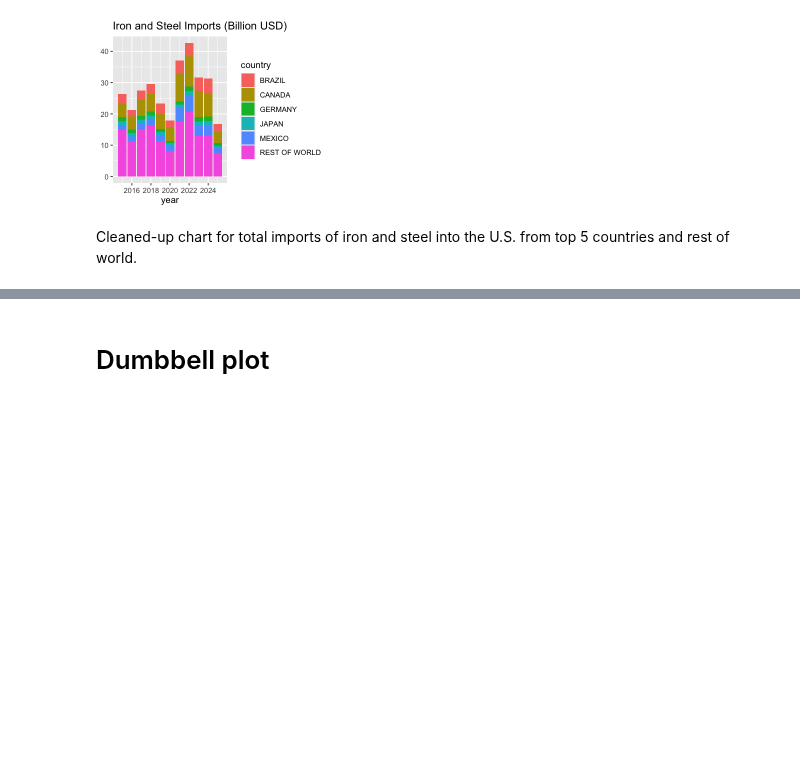
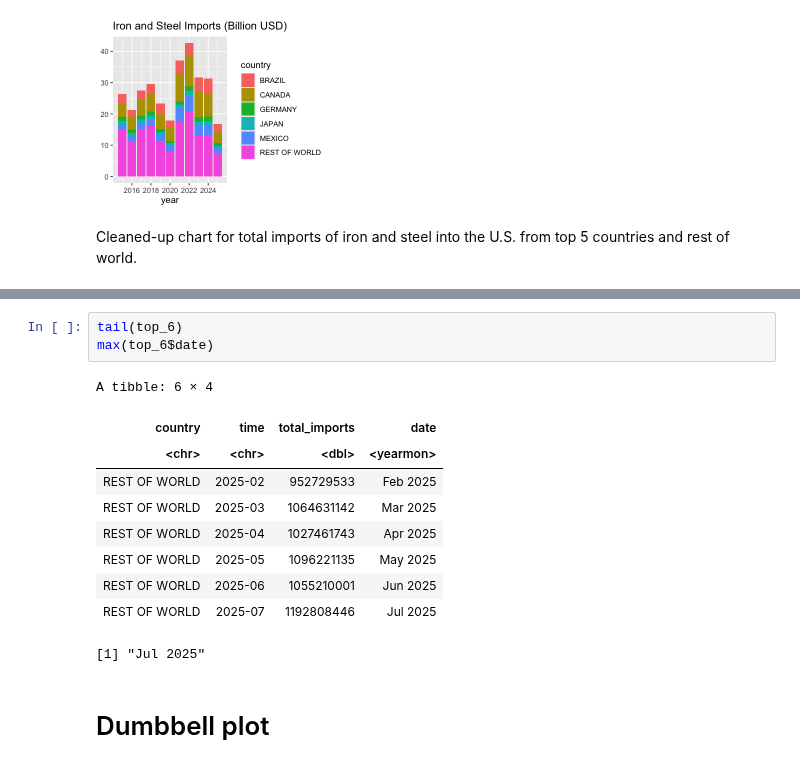
Before and after one commit to maha4028/economic-charting, a Jupyter notebook: generate_plots.ipynb, the cells around one changed output, grey strips where cells are left out. Drawn from its saved outputs; the diff is of its cells as text; blank space fills up the shorter version.

```diff
--- a/generate_plots.ipynb
+++ b/generate_plots.ipynb
@@ -774,3 +773,17 @@ ggsave("plots/steel.png", plot = steel, width = 3.9, height = 3.2+(0.13*4), unit
+# %%
+tail(top_6)
+max(top_6$date)
+# %% [output]
+A tibble: 6 × 4
+| country | time | total_imports | date |
+| <chr> | <chr> | <dbl> | <yearmon> |
+| REST OF WORLD | 2025-02 | 952729533 | Feb 2025 |
+| REST OF WORLD | 2025-03 | 1064631142 | Mar 2025 |
+| REST OF WORLD | 2025-04 | 1027461743 | Apr 2025 |
+| REST OF WORLD | 2025-05 | 1096221135 | May 2025 |
+| REST OF WORLD | 2025-06 | 1055210001 | Jun 2025 |
+| REST OF WORLD | 2025-07 | 1192808446 | Jul 2025 |
+[1] "Jul 2025"
 # %% [markdown]
 # Dumbbell plot
 # %% [markdown]
```
Also changed, not shown: parts of 4 cells of this notebook, 3 other files.
